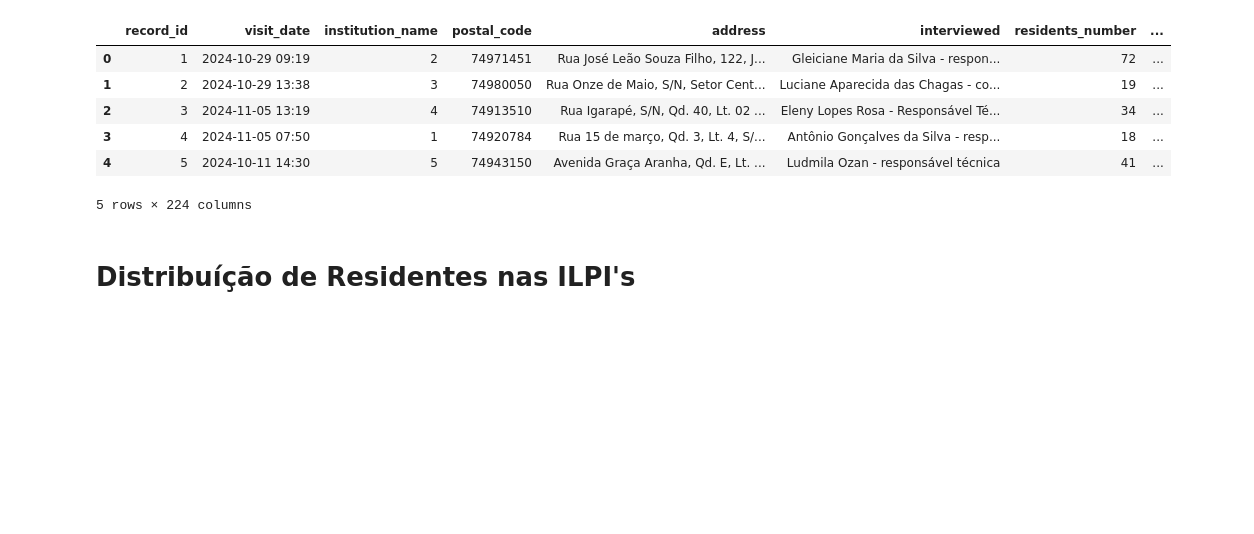
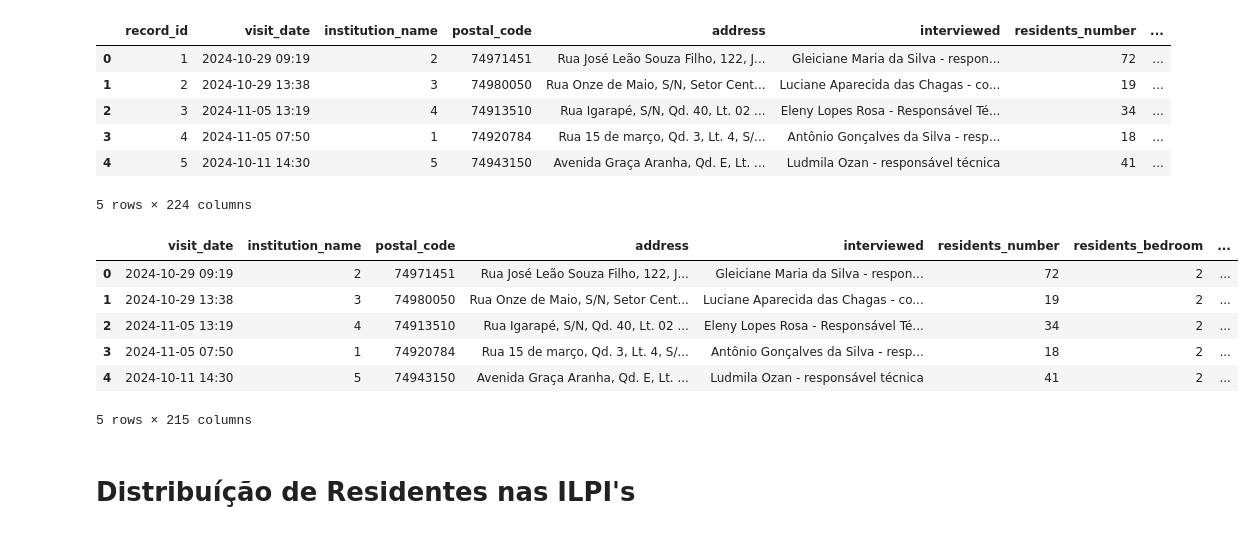
Before and after one commit to MJRSBR/VIDAEPAUTA, a Jupyter notebook: monitoramento_ILPI.ipynb, the cells around one changed output. Drawn from its saved outputs; the diff is of its cells as text; code cells hidden in the pictures; blank space fills up the shorter version.

```diff
--- a/monitoramento_ILPI.ipynb
+++ b/monitoramento_ILPI.ipynb
@@ -21,6 +21,19 @@ df.head()
 | 3 | 4 | 2024-11-05 07:50 | 1 | 74920784 | Rua 15 de março, Qd. 3, Lt. 4, S/... | Antônio Gonçalves da Silva - resp... | 18 | ... |
 | 4 | 5 | 2024-10-11 14:30 | 5 | 74943150 | Avenida Graça Aranha, Qd. E, Lt. ... | Ludmila Ozan - responsável técnica | 41 | ... |
 5 rows × 224 columns
+# %%
+# Suprimindo colunas
+df = df.drop(columns=['record_id', 'caracterizao_da_ilpi_complete', 'profissionais_da_ilpi_complete', 'segurana_e_ambiente_complete', 'organizao_da_farmcia_complete',
+                      'servio_lavanderia_complete', 'processos_de_cuidado_complete', 'regulao_complete', 'encerramento_complete'])
+df
+# %% [output]
+|  | visit_date | institution_name | postal_code | address | interviewed | residents_number | residents_bedroom | ... |
+| 0 | 2024-10-29 09:19 | 2 | 74971451 | Rua José Leão Souza Filho, 122, J... | Gleiciane Maria da Silva - respon... | 72 | 2 | ... |
+| 1 | 2024-10-29 13:38 | 3 | 74980050 | Rua Onze de Maio, S/N, Setor Cent... | Luciane Aparecida das Chagas - co... | 19 | 2 | ... |
+| 2 | 2024-11-05 13:19 | 4 | 74913510 | Rua Igarapé, S/N, Qd. 40, Lt. 02 ... | Eleny Lopes Rosa - Responsável Té... | 34 | 2 | ... |
+| 3 | 2024-11-05 07:50 | 1 | 74920784 | Rua 15 de março, Qd. 3, Lt. 4, S/... | Antônio Gonçalves da Silva - resp... | 18 | 2 | ... |
+| 4 | 2024-10-11 14:30 | 5 | 74943150 | Avenida Graça Aranha, Qd. E, Lt. ... | Ludmila Ozan - responsável técnica | 41 | 2 | ... |
+5 rows × 215 columns
 # %% [markdown]
 # Distribuíção de Residentes nas ILPI's
 # %%
```
Also changed, not shown: parts of 1 cell of this notebook, 1 other file.
